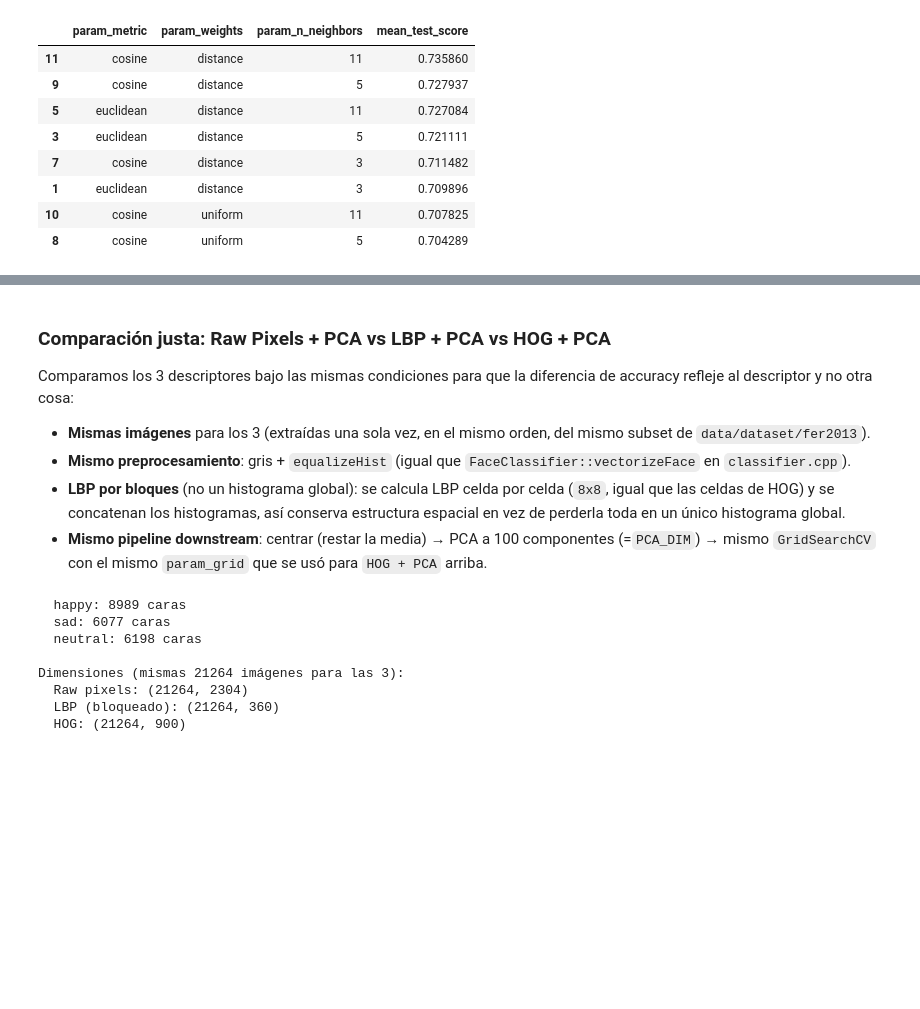
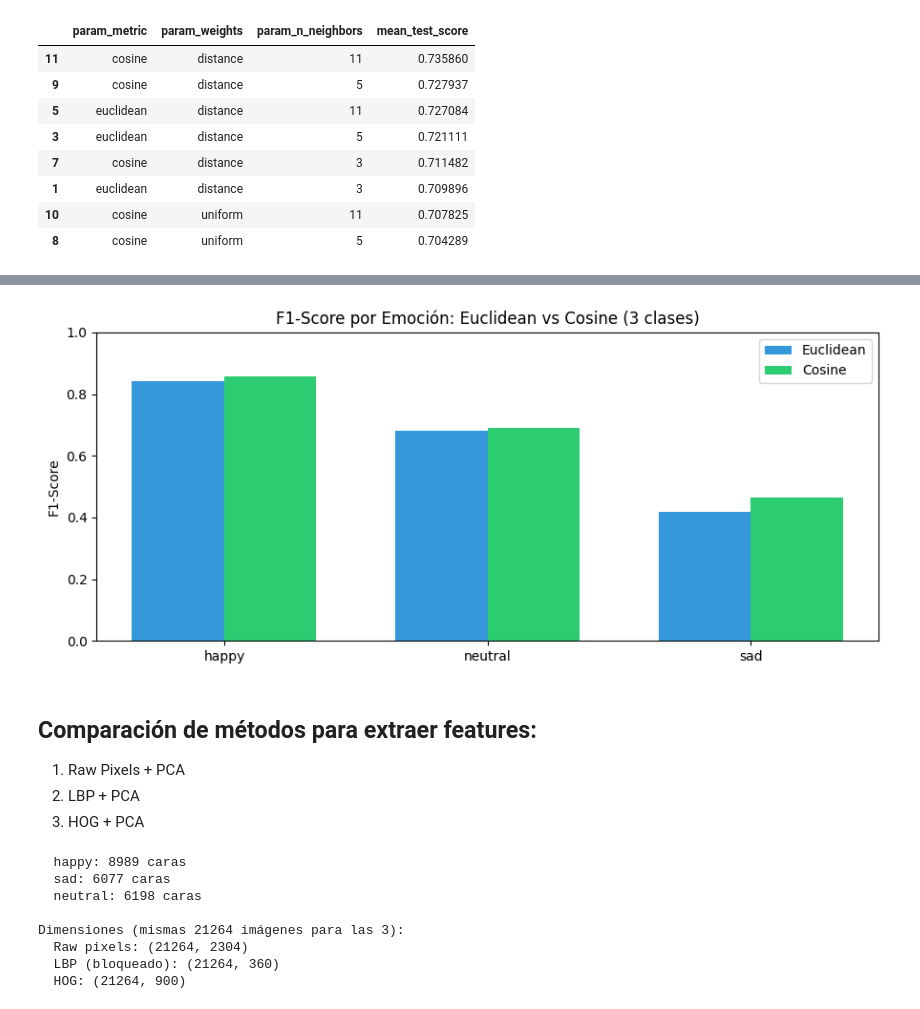
Before and after one commit to SebasAndres/FER-SIMD-Optimized, a Jupyter notebook: experiments/parameter_tuning.ipynb, the cells around one changed output, grey strips where cells are left out. Saved outputs shown, nothing was run; the diff lists cells and outputs as text; code cells hidden in the pictures; blank space fills up the shorter version.

```diff
--- a/experiments/parameter_tuning.ipynb
+++ b/experiments/parameter_tuning.ipynb
@@ -112,9 +141,45 @@ results.sort_values('rank_test_score').head(8)[
+# %%
+# Mejor combinación por métrica (según accuracy de GridSearchCV), evaluada en un holdout separado
+best_euclidean = results_hp[results_hp['param_metric'] == 'euclidean'].sort_values('mean_test_score', ascending=False).iloc[0]
+best_cosine = results_hp[results_hp['param_metric'] == 'cosine'].sort_values('mean_test_score', ascending=False).iloc[0]
+
+X_train_hp, X_test_hp, y_train_hp, y_test_hp = train_test_split(
+    X, Y, test_size=0.2, random_state=42, stratify=Y
+)
+
+def per_class_f1(row):
+    clf = KNeighborsClassifier(
+        n_neighbors=int(row['param_n_neighbors']),
+        weights=row['param_weights'],
+        metric=row['param_metric'],
+    )
+    clf.fit(X_train_hp, y_train_hp)
+    y_pred = clf.predict(X_test_hp)
+    report = classification_report(y_test_hp, y_pred, output_dict=True, zero_division=0)
+    return {emotion: report[emotion]['f1-score'] for emotion in EMOTION_CATEGORIES}
+
+f1_euclidean = per_class_f1(best_euclidean)
+f1_cosine = per_class_f1(best_cosine)
+
+order = ['happy', 'neutral', 'sad']
+x = np.arange(len(order))
+width = 0.35
+fig, ax = plt.subplots(figsize=(9, 4))
+ax.bar(x - width/2, [f1_euclidean[e] for e in order], width, label='Euclidean', color='#3498db')
+ax.bar(x + width/2, [f1_cosine[e] for e in order], width, label='Cosine', color='#2ecc71')
+ax.set_xticks(x)
+ax.set_xticklabels(order)
+ax.set_ylim(0, 1.0)
+ax.set_ylabel('F1-Score')
+ax.set_title('F1-Score por Emoción: Euclidean vs Cosine (3 clases)')
+ax.legend()
+plt.tight_layout()
+plt.savefig('distancias.png', dpi=100)
+plt.show()
+# %% [output]
+[figure, added]
 # %% [markdown]
-### Comparación justa: Raw Pixels + PCA vs LBP + PCA vs HOG + PCA
-
-Comparamos los 3 descriptores bajo las mismas condiciones para que la diferencia de accuracy refleje al descriptor y no otra cosa:
-
-- **Mismas imágenes** para los 3 (extraídas una sola vez, en el mismo orden, del mismo subset de `data/dataset/fer2013`).
-- **Mismo preprocesamiento**: gris + `equalizeHist` (igual que `FaceClassifier::vectorizeFace` en `classifier.cpp`).
-- **LBP por bloques** (no un histograma global): se calcula LBP celda por celda (`8x8`, igual que las celdas de HOG) y se concatenan los histogramas, así conserva estructura espacial en vez de perderla toda en un único histograma global.
-- **Mismo pipeline downstream**: centrar (restar la media) → PCA a 100 componentes (=`PCA_DIM`) → mismo `GridSearchCV` con el mismo `param_grid` que se usó para `HOG + PCA` arriba.
+## Comparación de métodos para extraer features:
+1. Raw Pixels + PCA
+2. LBP + PCA
+3. HOG + PCA
```
Also changed, not shown: parts of 15 cells of this notebook, 3 other files.
